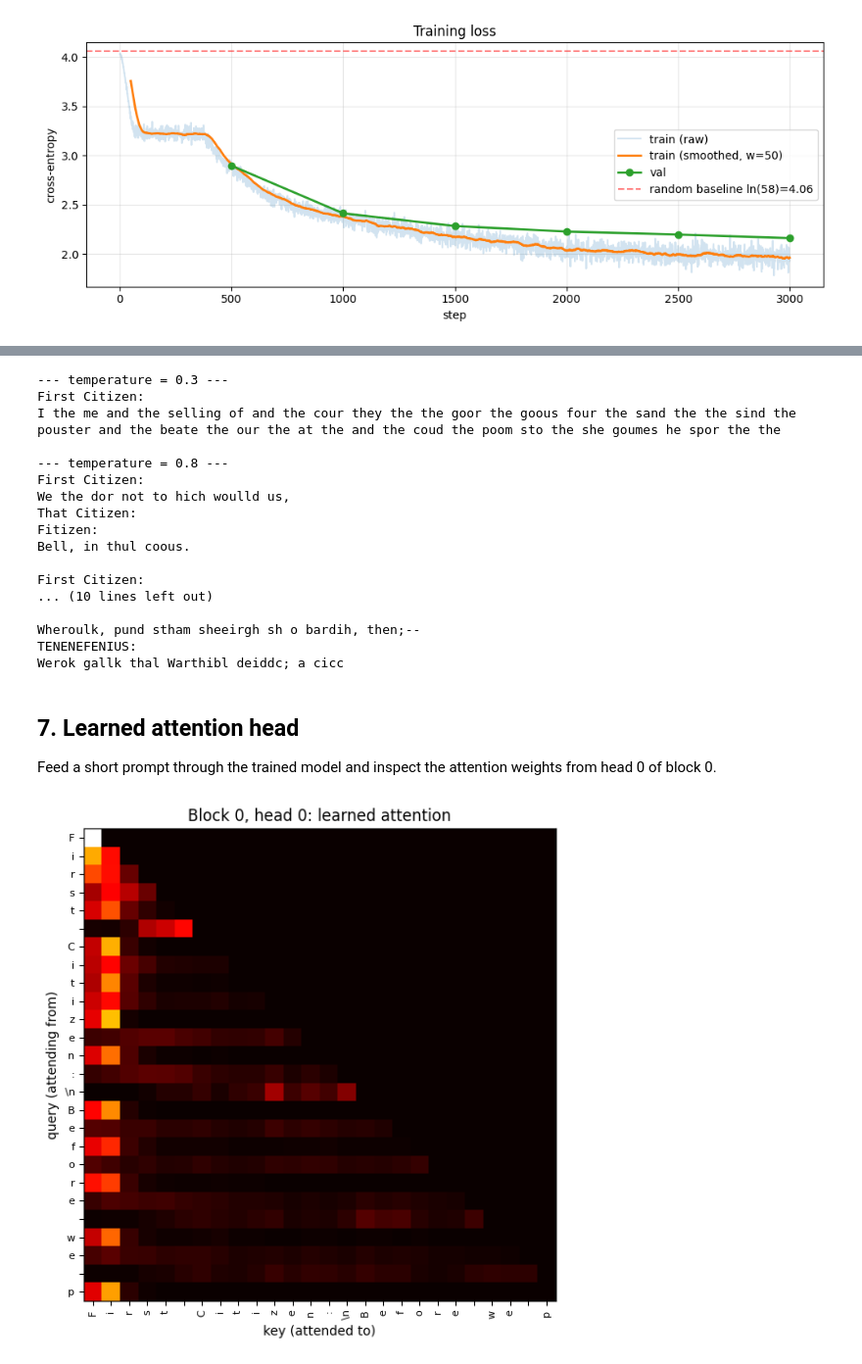
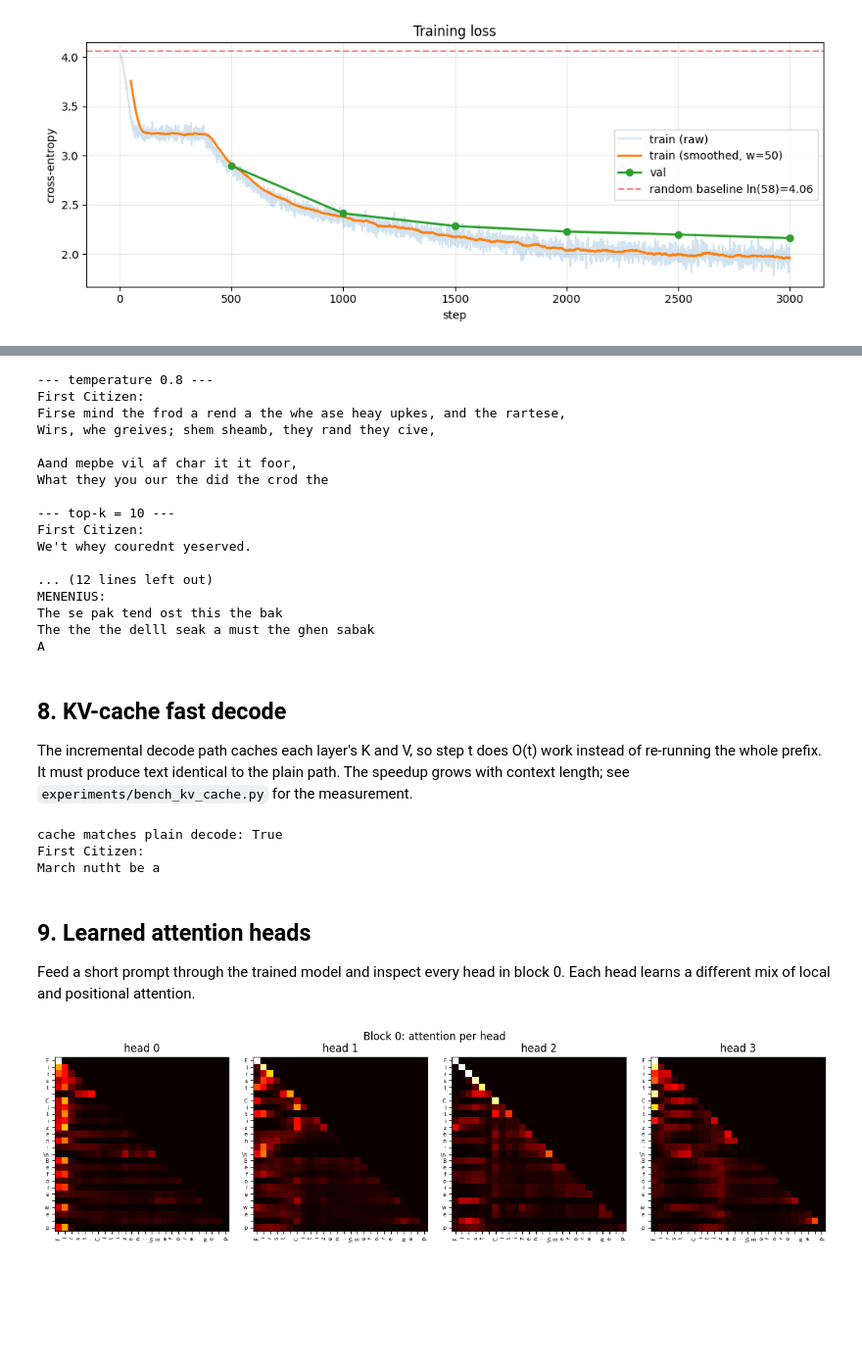
Before and after one commit to batuhne/transformer-from-scratch, a Jupyter notebook: notebooks/demo.ipynb, the cells around one changed output, grey strips where cells are left out. Shown at 98% size. Cells and saved outputs as stored; diff of their text form; code cells hidden in the pictures; blank space fills up the shorter version.

Commit message:
feat: add attention heatmap visualization
Demo now showcases top-k/top-p sampling, deterministic val perplexity,
kv-cache decode, and per-head attention maps from the trained model.

```diff
--- a/notebooks/demo.ipynb
+++ b/notebooks/demo.ipynb
@@ -107,49 +122,54 @@ plt.show()
 # %%
-for temp in (0.3, 0.8, 1.2):
-    print(f'--- temperature = {temp} ---')
-    print(generate(model, vocab, start='First Citizen', max_new_tokens=200, temperature=temp, rng=rng))
+prompt = 'First Citizen'
+runs = [
+    ('temperature 0.8', dict(temperature=0.8)),
+    ('top-k = 10', dict(temperature=1.0, top_k=10)),
+    ('top-p = 0.9', dict(temperature=1.0, top_p=0.9)),
+]
+for label, kwargs in runs:
+    print(f'--- {label} ---')
+    print(generate(model, vocab, start=prompt, max_new_tokens=200, rng=rng, **kwargs))
     print()
 # %% [output]
---- temperature = 0.3 ---
+--- temperature 0.8 ---
 First Citizen:
-I the me and the selling of and the cour they the the goor the goous four the sand the the sind the pouster and the beate the our the at the and the coud the poom sto the she goumes he spor the the
+Firse mind the frod a rend a the whe ase heay upkes, and the rartese,
+Wirs, whe greives; shem sheamb, they rand they cive,
 
---- temperature = 0.8 ---
+Aand mepbe vil af char it it foor,
+What they you our the did the crod the
+
+--- top-k = 10 ---
 First Citizen:
-We the dor not to hich woulld us,
-That Citizen:
-Fitizen:
-Bell, in thul coous.
+We't whey courednt yeserved.
 
-First Citizen:
-... (10 lines left out)
-
-Wheroulk, pund stham sheeirgh sh o bardih, then;--
-TENENEFENIUS:
-Werok gallk thal Warthibl deiddc; a cicc
+... (12 lines left out)
+MENENIUS:
+The se pak tend ost this the bak
+The the the delll seak a must the ghen sabak
+A
+# %% [markdown]
+## 8. KV-cache fast decode
+
+The incremental decode path caches each layer's K and V, so step t does O(t) work instead of re-running the whole prefix. It must produce text identical to the plain path. The speedup grows with context length; see `experiments/bench_kv_cache.py` for the measurement.
+# %%
+short = 'First '
+plain = generate(model, vocab, start=short, max_new_tokens=25, temperature=0.8,
+                 rng=set_seed(7), use_cache=False)
+cached = generate(model, vocab, start=short, max_new_tokens=25, temperature=0.8,
+                  rng=set_seed(7), use_cache=True)
+print('cache matches plain decode:', plain == cached)
+print(cached)
+# %% [output]
+cache matches plain decode: True
+First Citizen:
+March nutht be a
 # %% [markdown]
-## 7. Learned attention head
+## 9. Learned attention heads
 
-Feed a short prompt through the trained model and inspect the attention weights from head 0 of block 0.
+Feed a short prompt through the trained model and inspect every head in block 0. Each head learns a different mix of local and positional attention.
 # %%
-sample = 'First Citizen:\nBefore we p'
-indices = np.array([vocab.encode(sample)])
-_ = model.forward(indices)
-
-attn = model.blocks[0].mha.attn_weights[0, 0]
-tokens = [c if c != '\n' else '\\n' for c in sample]
-T = len(tokens)
-
-fig, ax = plt.subplots(figsize=(6, 6))
-ax.imshow(attn[:T, :T], cmap='hot', vmin=0)
-ax.set_xticks(range(T))
-ax.set_xticklabels(tokens, fontsize=8, rotation=90)
-ax.set_yticks(range(T))
-ax.set_yticklabels(tokens, fontsize=8)
-ax.set_xlabel('key (attended to)')
-ax.set_ylabel('query (attending from)')
-ax.set_title('Block 0, head 0: learned attention')
-plt.tight_layout()
+plot_all_heads(model, vocab, prompt='First Citizen:\nBefore we p', layer=0)
 plt.show()
 # %% [output]
-[figure, old version]
+[figure, new version]
```
Also changed, not shown: parts of 6 cells of this notebook, 2 other files.
